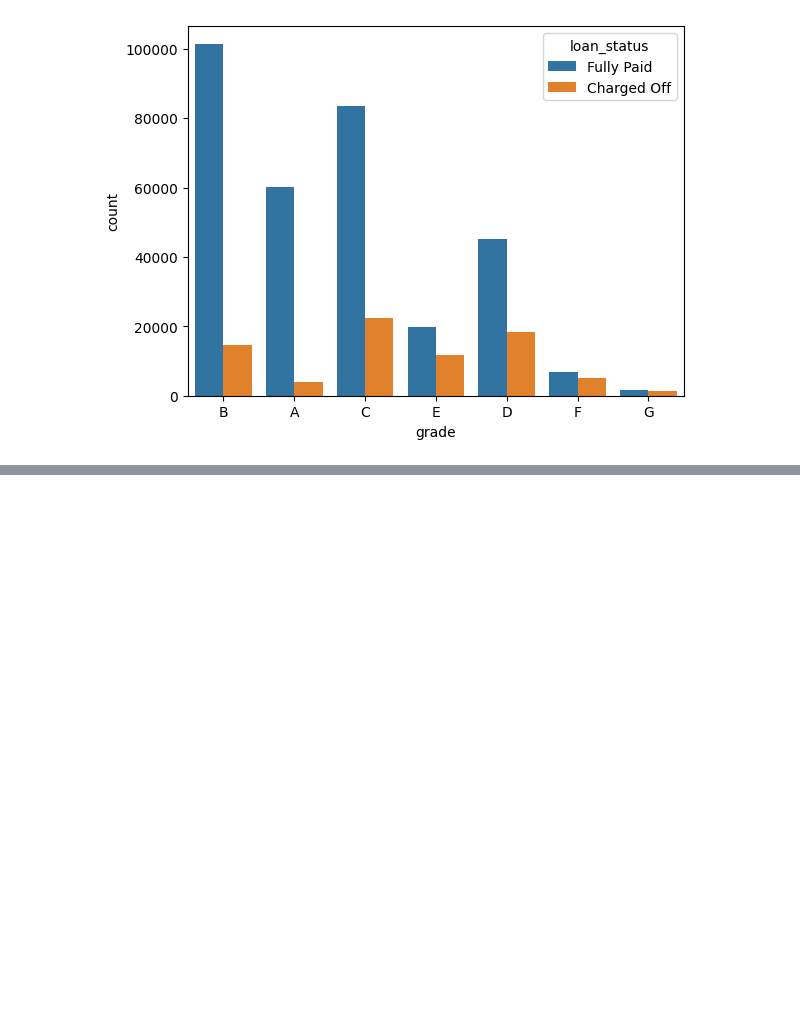
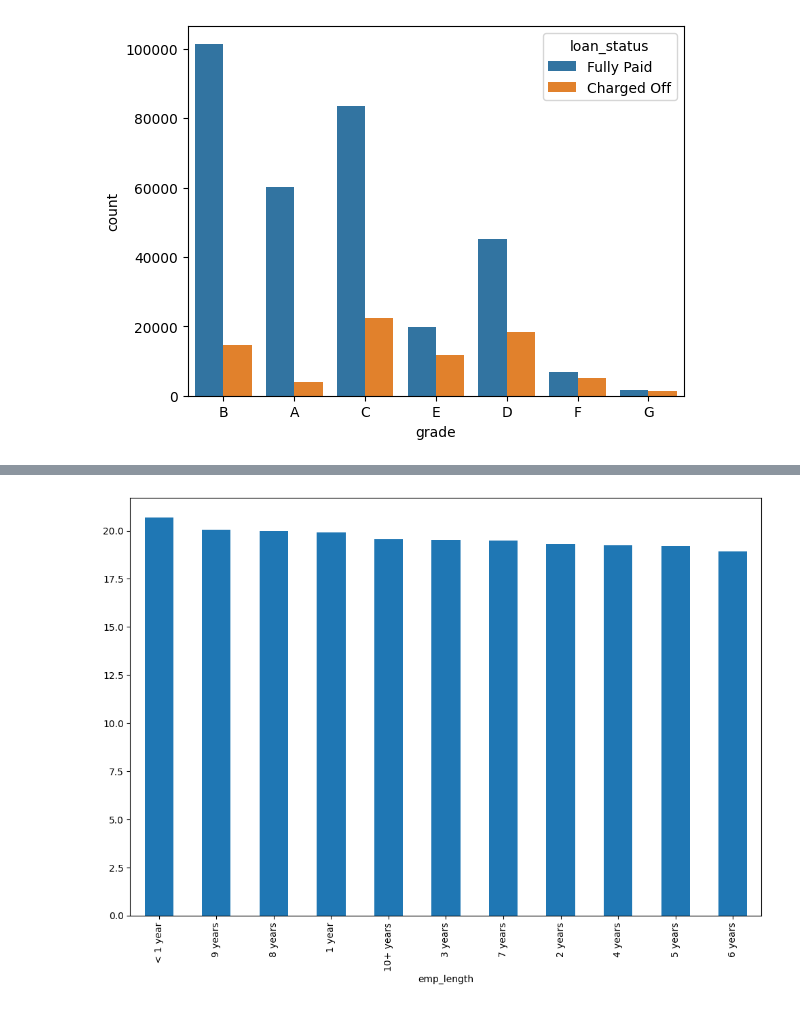
Before and after one commit to Sangharsh1215/LendingClub, a Jupyter notebook: main.ipynb, the cells around one changed output, grey strips where cells are left out. Drawn from its saved outputs; the diff is of its cells as text; code cells hidden in the pictures; blank space fills up the shorter version.

```diff
--- a/main.ipynb
+++ b/main.ipynb
@@ -123,0 +229,13 @@ sns.countplot(x='grade',data=df, hue='loan_status')
+# %%
+data = df[['emp_length', 'loan_status']]
+total_loans_per_emp_length = data['emp_length'].value_counts()
+charge_offs_per_emp_length = data[data['loan_status'] == 'Charged Off']['emp_length'].value_counts()
+percentage_charge_offs_per_emp_length = (charge_offs_per_emp_length / total_loans_per_emp_length) * 100
+percentage_charge_offs_per_emp_length = percentage_charge_offs_per_emp_length.dropna()
+percentage_charge_offs_per_emp_length = percentage_charge_offs_per_emp_length.sort_values(ascending=False)
+# %%
+plt.figure(figsize=(12, 8))
+percentage_charge_offs_per_emp_length.plot(kind='bar')
+plt.show()
+# %% [output]
+[figure, added]
```
Also changed, not shown: parts of 12 cells of this notebook.
